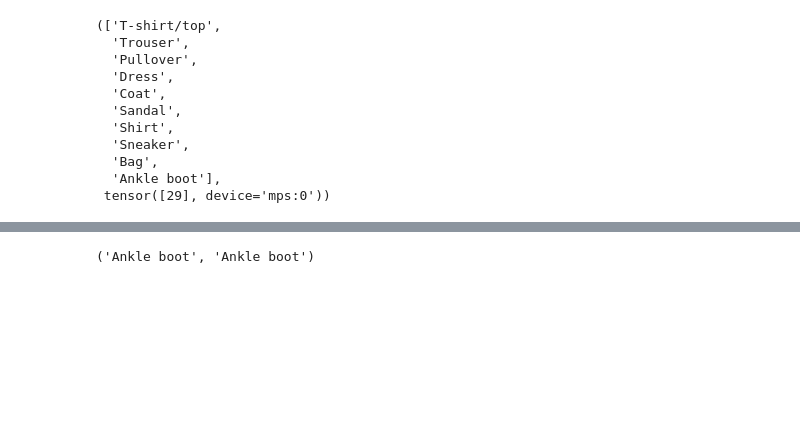
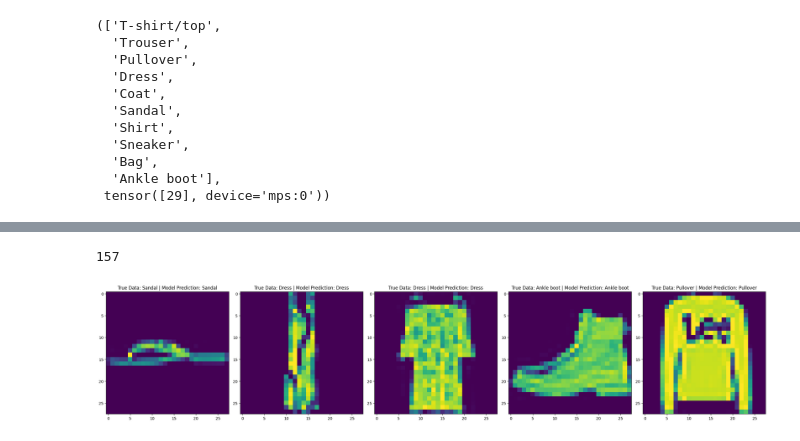
Before and after one commit to axiomchronicles/neural_network_learning, a Jupyter notebook: PyTorch_Learning/pathway_13.ipynb, the cells around one changed output, grey strips where cells are left out. Saved outputs shown, nothing was run; the diff lists cells and outputs as text; code cells hidden in the pictures; blank space fills up the shorter version.

Commit message:
Torchvision FashionMNIST | Model Matrix(inverse) -> 01

```diff
--- a/PyTorch_Learning/pathway_13.ipynb
+++ b/PyTorch_Learning/pathway_13.ipynb
@@ -144,4 +144,11 @@ test_classnames, y_pred
 loss_fn = torch.nn.CrossEntropyLoss()
 optimizer = torch.optim.Adam(params = model.parameters(), lr = 1e-3, weight_decay = 1e-5)
 accuracy_fn = MulticlassAccuracy(num_classes = 10).to(device)
+# %%
+from timeit import default_timer as timer
+
+def calculate_training_time(start: float, end: float, device: torch.device = "cpu"):
+    time_taken = end - start
+    print(f"Time Taken : {time_taken:.3f}, on Device: {device}")
+    return
 # %%
@@ -239,7 +253,44 @@ with torch.inference_mode():
 # y_pred.squeeze().cpu()
 
 # plt.imshow(y_pred.squeeze().cpu())
-plt.imgshow(0
+plt.imshow(single_image.squeeze().cpu())
 test_classnames[label[20]], test_classnames[y_pred]
-# %% [output]
-('Ankle boot', 'Ankle boot')
+# %%
+len(test_data_loader)
+# %% [output]
+157
+# %%
+# torch.manual_seed(42)
+# torch.mps.manual_seed(42)
+
+model.eval()
+
+fig = plt.figure(figsize = (25, 20))
+
+# with torch.inference_mode():
+#     for idx, image, label in enumerate(test_data_loader):
+#         image, label = image.to(device), label.to(device)
+#         for i in range(5):
+#             randon_idx = torch.randint(0, len(test_data_loader), size = (1,))
+#             y_logits = model(image[random_idx])
+
+# for i in range(5)
+with torch.inference_mode():
+    for i in range(5):
+    # image, label = next(iter(test_data_loader))
+        rand_idx = torch.randint(1, len(test_data_loader), size = (1,)).item()
+
+        image, label = test_data_loader.dataset[rand_idx]
+        image = image.to(device).unsqueeze(0)
+        y_logits = model(image)
+        y_pred = torch.argmax(y_logits, dim = 1)
+
+        plt.subplot(1, 5, i + 1)
+        # plt.
+        plt.title(f"True Data: {test_classnames[label]} | Model Prediction: {test_classnames[y_pred]}")
+        plt.imshow(image.squeeze().cpu())
+
+plt.tight_layout()
+plt.show()
+# %% [output]
+[figure, added]
```
Also changed, not shown: parts of 5 cells of this notebook.
